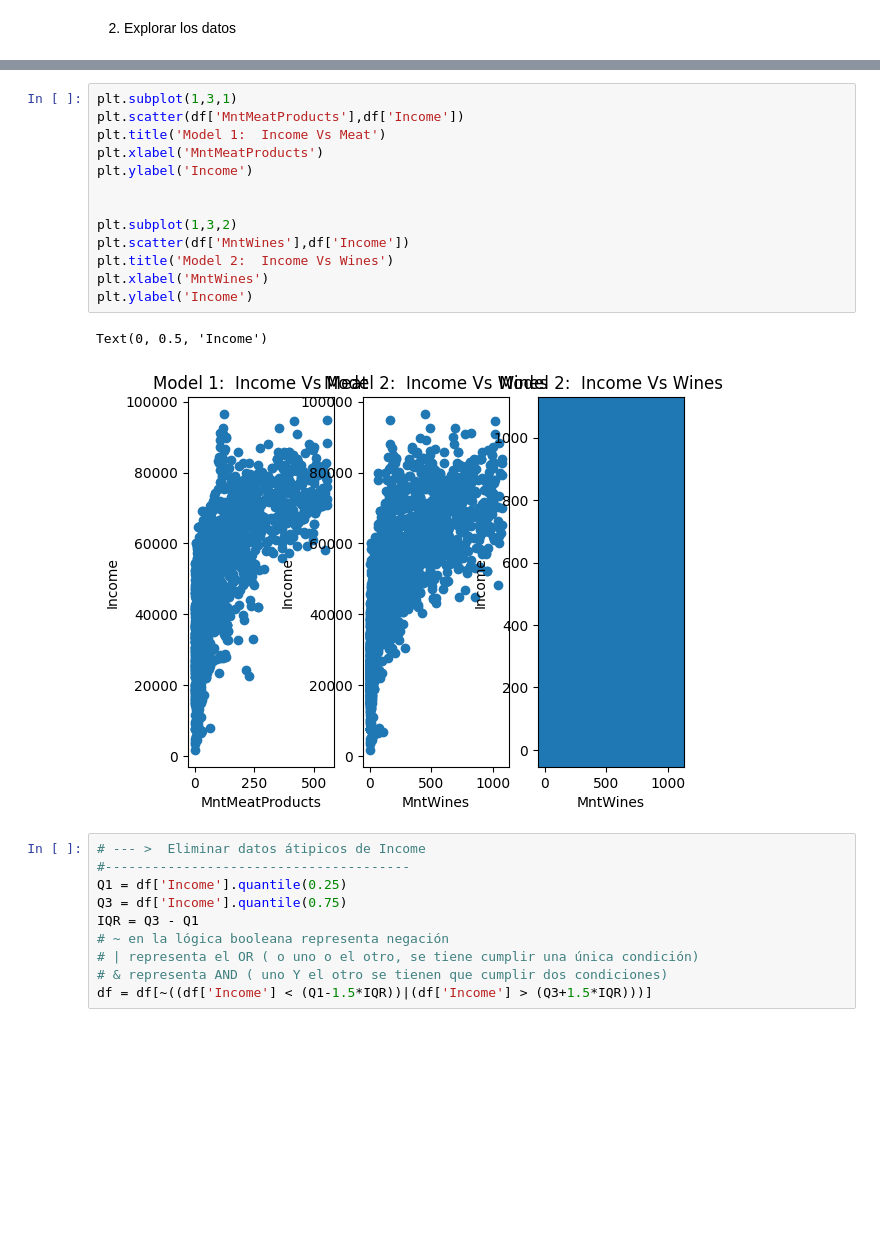
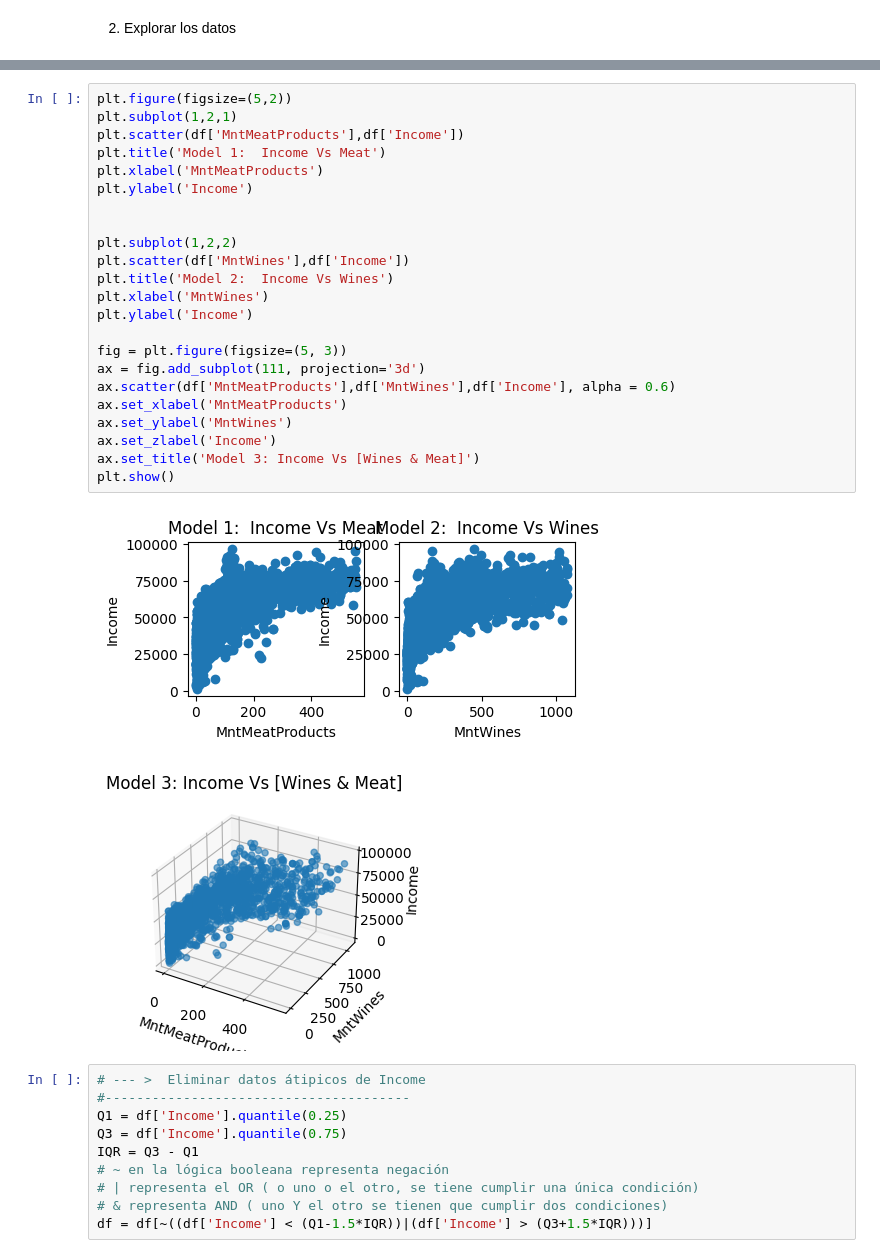
Before and after one commit to DeisyData/BIT_IA_Bootcamp, a Jupyter notebook: S2_C3_RDG_Marketing_target_Income.ipynb, the cells around one changed output, grey strips where cells are left out. Cells and saved outputs as stored; diff of their text form; blank space fills up the shorter version.

```diff
--- a/S2_C3_RDG_Marketing_target_Income.ipynb
+++ b/S2_C3_RDG_Marketing_target_Income.ipynb
@@ -43,19 +32,29 @@ memory usage: 52.1 KB
 # %%
-plt.subplot(1,3,1)
+plt.figure(figsize=(5,2))
+plt.subplot(1,2,1)
 plt.scatter(df['MntMeatProducts'],df['Income'])
 plt.title('Model 1:  Income Vs Meat')
 plt.xlabel('MntMeatProducts')
 plt.ylabel('Income')
 
 
-plt.subplot(1,3,2)
+plt.subplot(1,2,2)
 plt.scatter(df['MntWines'],df['Income'])
 plt.title('Model 2:  Income Vs Wines')
 plt.xlabel('MntWines')
 plt.ylabel('Income')
+
+fig = plt.figure(figsize=(5, 3))
+ax = fig.add_subplot(111, projection='3d')
+ax.scatter(df['MntMeatProducts'],df['MntWines'],df['Income'], alpha = 0.6)
+ax.set_xlabel('MntMeatProducts')
+ax.set_ylabel('MntWines')
+ax.set_zlabel('Income')
+ax.set_title('Model 3: Income Vs [Wines & Meat]')
+plt.show()
 # %% [output]
-Text(0, 0.5, 'Income')
-[figure, old version]
+[figure, new version]
+[figure, added]
 # %%
 # --- >  Eliminar datos átipicos de Income
 #---------------------------------------
```
Also changed, not shown: parts of 22 cells of this notebook.
